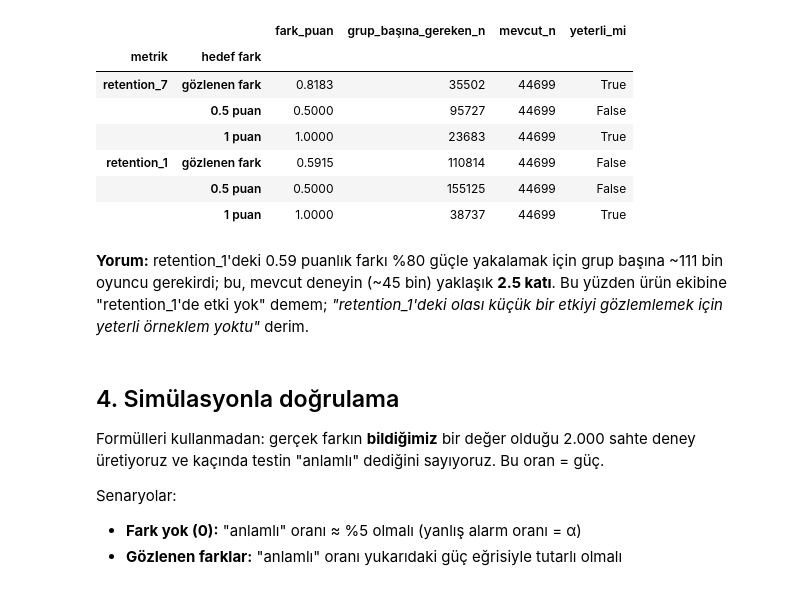
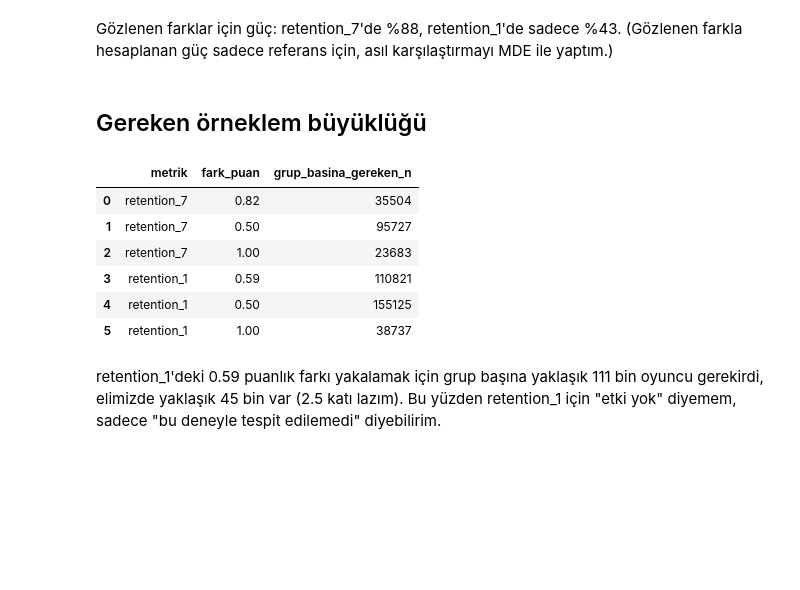
Before and after one commit to Minchi-12/cookie-cats-ab-test, a Jupyter notebook: notebooks/04_guc_analizi.ipynb, the cells around one changed output. Cells and saved outputs as stored; diff of their text form; code cells hidden in the pictures; blank space fills up the shorter version.

```diff
--- a/notebooks/04_guc_analizi.ipynb
+++ b/notebooks/04_guc_analizi.ipynb
@@ -89,0 +26,7 @@ mde_tbl
+# %%
+def se(p):
+    return np.sqrt(p * (1 - p) * (1 / n30 + 1 / n40))
+
+for col in ["retention_7", "retention_1"]:
+    mde = (z_a + z_b) * se(base[col])
+    print(f"{col}: MDE = {mde*100:.2f} puan (göreli {mde/base[col]*100:.1f}%), gözlenen fark = {observed[col]*100:.2f} puan")
@@ -128,0 +41,18 @@ Gözlenen büyüklükteki bir farkı %80 güçle yakalamak için grup başına k
+# %%
+def power(diff, p):
+    return norm.cdf(diff / se(p) - z_a) + norm.cdf(-diff / se(p) - z_a)
+
+d = np.linspace(0, 0.02, 200)
+plt.figure(figsize=(8, 4))
+for col, c in [("retention_7", "tab:blue"), ("retention_1", "tab:orange")]:
+    plt.plot(d * 100, power(d, base[col]) * 100, label=col, color=c)
+    pw = power(observed[col], base[col])
+    plt.scatter(observed[col] * 100, pw * 100, color=c, zorder=3)
+    print(f"{col}: gözlenen farkta güç = {pw*100:.0f}%")
+plt.axhline(80, color="gray", linestyle="--")
+plt.xlabel("Gerçek fark (puan)")
+plt.ylabel("Güç (%)")
+plt.title("Mevcut örneklemle güç eğrisi")
+plt.legend()
+plt.savefig("../figures/07_guc_egrisi.png", dpi=120, bbox_inches="tight")
+plt.show()
@@ -129,31 +63,23 @@ Gözlenen büyüklükteki bir farkı %80 güçle yakalamak için grup başına k
+# %% [markdown]
+Gözlenen farklar için güç: retention_7'de %88, retention_1'de sadece %43. (Gözlenen farkla hesaplanan güç sadece referans için, asıl karşılaştırmayı MDE ile yaptım.)
+# %% [markdown]
+## Gereken örneklem büyüklüğü
 # %%
 analysis = NormalIndPower()
 rows = []
-for m in ["retention_7", "retention_1"]:
-    p1 = base[m]
-    for label, diff in [("gözlenen fark", abs(obs[m])), ("0.5 puan", 0.005), ("1 puan", 0.01)]:
-        h = proportion_effectsize(p1, p1 - diff)
-        n_req = analysis.solve_power(effect_size=h, alpha=ALPHA, power=POWER, ratio=1, alternative="two-sided")
-        rows.append({"metrik": m, "hedef fark": label, "fark_puan": diff * 100,
-                     "grup_başına_gereken_n": int(np.ceil(n_req)), "mevcut_n": int(min(n30, n40)),
-                     "yeterli_mi": n_req <= min(n30, n40)})
-pd.DataFrame(rows).set_index(["metrik", "hedef fark"])
+for col in ["retention_7", "retention_1"]:
+    for diff in [observed[col], 0.005, 0.01]:
+        h = proportion_effectsize(base[col], base[col] - diff)
+        n = analysis.solve_power(effect_size=h, alpha=0.05, power=0.8)
+        rows.append([col, round(diff * 100, 2), int(np.ceil(n))])
+pd.DataFrame(rows, columns=["metrik", "fark_puan", "grup_basina_gereken_n"])
 # %% [output]
-|  |  | fark_puan | grup_başına_gereken_n | mevcut_n | yeterli_mi |
-| metrik | hedef fark |  |  |  |  |
-| retention_7 | gözlenen fark | 0.8183 | 35502 | 44699 | True |
-|  | 0.5 puan | 0.5000 | 95727 | 44699 | False |
-|  | 1 puan | 1.0000 | 23683 | 44699 | True |
-| retention_1 | gözlenen fark | 0.5915 | 110814 | 44699 | False |
-|  | 0.5 puan | 0.5000 | 155125 | 44699 | False |
-|  | 1 puan | 1.0000 | 38737 | 44699 | True |
+|  | metrik | fark_puan | grup_basina_gereken_n |
+| 0 | retention_7 | 0.82 | 35504 |
+| 1 | retention_7 | 0.50 | 95727 |
+| 2 | retention_7 | 1.00 | 23683 |
+| 3 | retention_1 | 0.59 | 110821 |
+| 4 | retention_1 | 0.50 | 155125 |
+| 5 | retention_1 | 1.00 | 38737 |
 # %% [markdown]
-**Yorum:** retention_1'deki 0.59 puanlık farkı %80 güçle yakalamak için grup başına ~111 bin oyuncu gerekirdi; bu, mevcut deneyin (~45 bin) yaklaşık **2.5 katı**. Bu yüzden ürün ekibine "retention_1'de etki yok" demem; *"retention_1'deki olası küçük bir etkiyi gözlemlemek için yeterli örneklem yoktu"* derim.
+retention_1'deki 0.59 puanlık farkı yakalamak için grup başına yaklaşık 111 bin oyuncu gerekirdi, elimizde yaklaşık 45 bin var (2.5 katı lazım). Bu yüzden retention_1 için "etki yok" diyemem, sadece "bu deneyle tespit edilemedi" diyebilirim.
-# %% [markdown]
-## 4. Simülasyonla doğrulama
-
-Formülleri kullanmadan: gerçek farkın **bildiğimiz** bir değer olduğu 2.000 sahte deney üretiyoruz ve kaçında testin "anlamlı" dediğini sayıyoruz. Bu oran = güç.
-
-Senaryolar:
-- **Fark yok (0):** "anlamlı" oranı ≈ %5 olmalı (yanlış alarm oranı = α)
-- **Gözlenen farklar:** "anlamlı" oranı yukarıdaki güç eğrisiyle tutarlı olmalı
```
Also changed, not shown: parts of 21 cells of this notebook, 13 other files.
